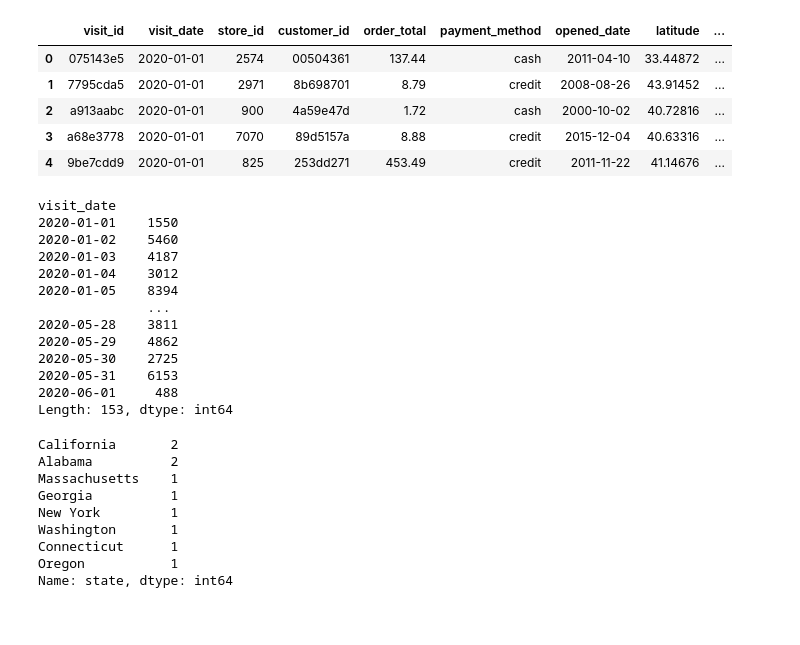
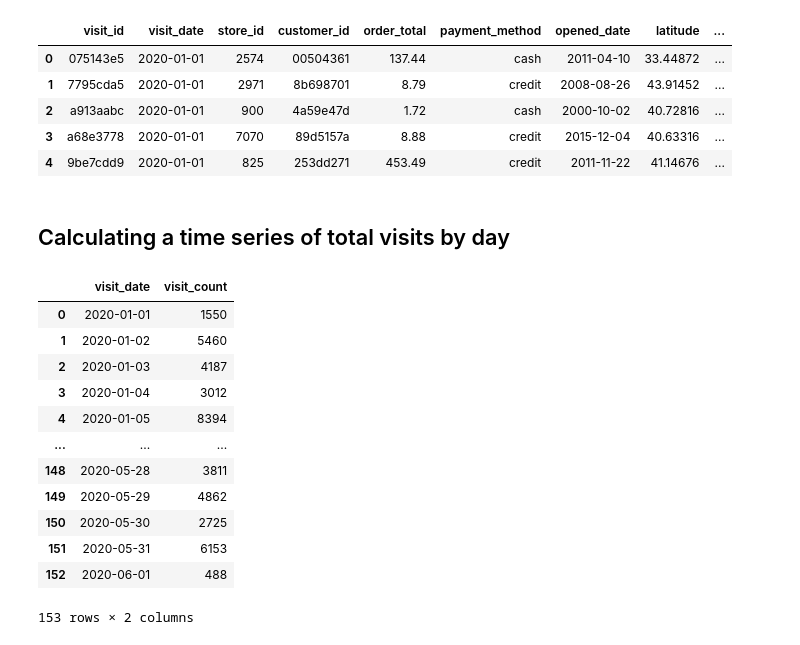
Before and after one commit to Launchpad-Analytics/Workshop-FootTrafficDashboard, a Jupyter notebook: 02 - dashboard-analysis.ipynb, the cells around one changed output. Drawn from its saved outputs; the diff is of its cells as text; code cells hidden in the pictures; blank space fills up the shorter version.

```diff
--- a/02 - dashboard-analysis.ipynb
+++ b/02 - dashboard-analysis.ipynb
@@ -33,31 +35,22 @@ display(visits.head())
 | 2 | a913aabc | 2020-01-01 | 900 | 4a59e47d | 1.72 | cash | 2000-10-02 | 40.72816 | ... |
 | 3 | a68e3778 | 2020-01-01 | 7070 | 89d5157a | 8.88 | credit | 2015-12-04 | 40.63316 | ... |
 | 4 | 9be7cdd9 | 2020-01-01 | 825 | 253dd271 | 453.49 | credit | 2011-11-22 | 41.14676 | ... |
+# %% [markdown]
+## Calculating a time series of total visits by day
 # %%
-visits.groupby("visit_date").size()
+visits.groupby("visit_date").size()\
+    .reset_index().rename(columns={0:"visit_count"})
 # %% [output]
+|  | visit_date | visit_count |
+| 0 | 2020-01-01 | 1550 |
+| 1 | 2020-01-02 | 5460 |
+| 2 | 2020-01-03 | 4187 |
+| 3 | 2020-01-04 | 3012 |
+| 4 | 2020-01-05 | 8394 |
+| ... | ... | ... |
+| 148 | 2020-05-28 | 3811 |
+| 149 | 2020-05-29 | 4862 |
+| 150 | 2020-05-30 | 2725 |
+| 151 | 2020-05-31 | 6153 |
+| 152 | 2020-06-01 | 488 |
-visit_date
-2020-01-01    1550
-2020-01-02    5460
-2020-01-03    4187
-2020-01-04    3012
-2020-01-05    8394
-              ...
-2020-05-28    3811
-2020-05-29    4862
-2020-05-30    2725
-2020-05-31    6153
-2020-06-01     488
-Length: 153, dtype: int64
+153 rows × 2 columns
-# %%
-stores["state"].head(10).value_counts()
-# %% [output]
-California       2
-Alabama          2
-Massachusetts    1
-Georgia          1
-New York         1
-Washington       1
-Connecticut      1
-Oregon           1
-Name: state, dtype: int64
```
Also changed, not shown: parts of 5 cells of this notebook.
